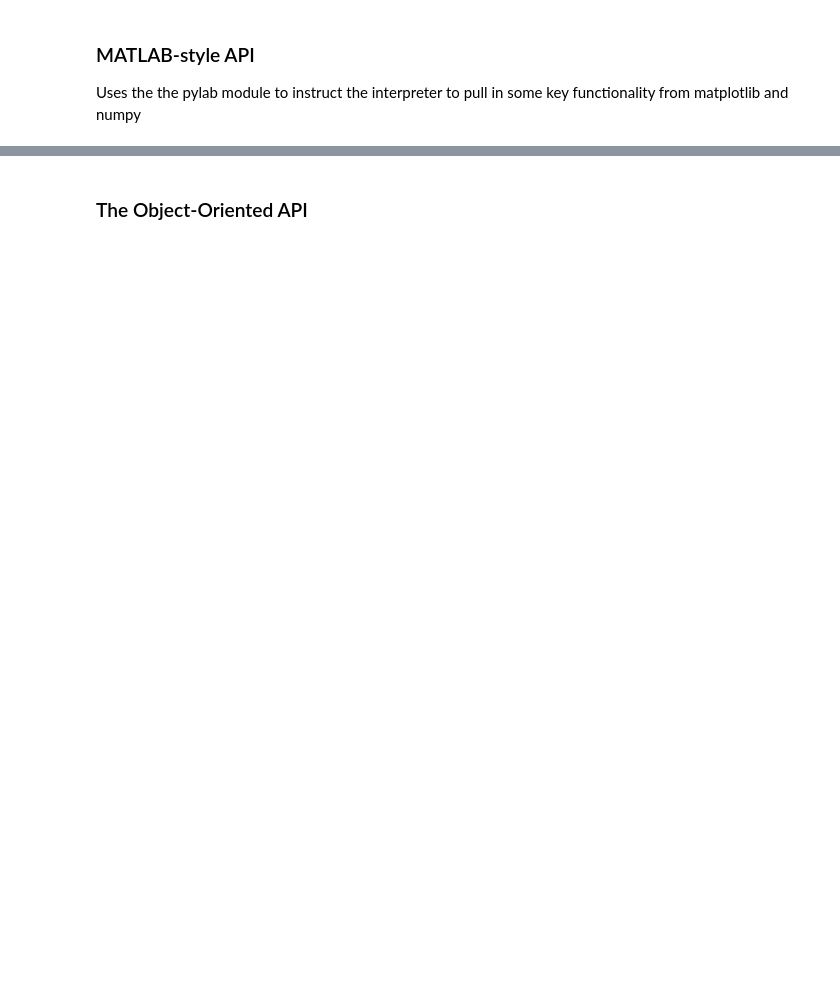
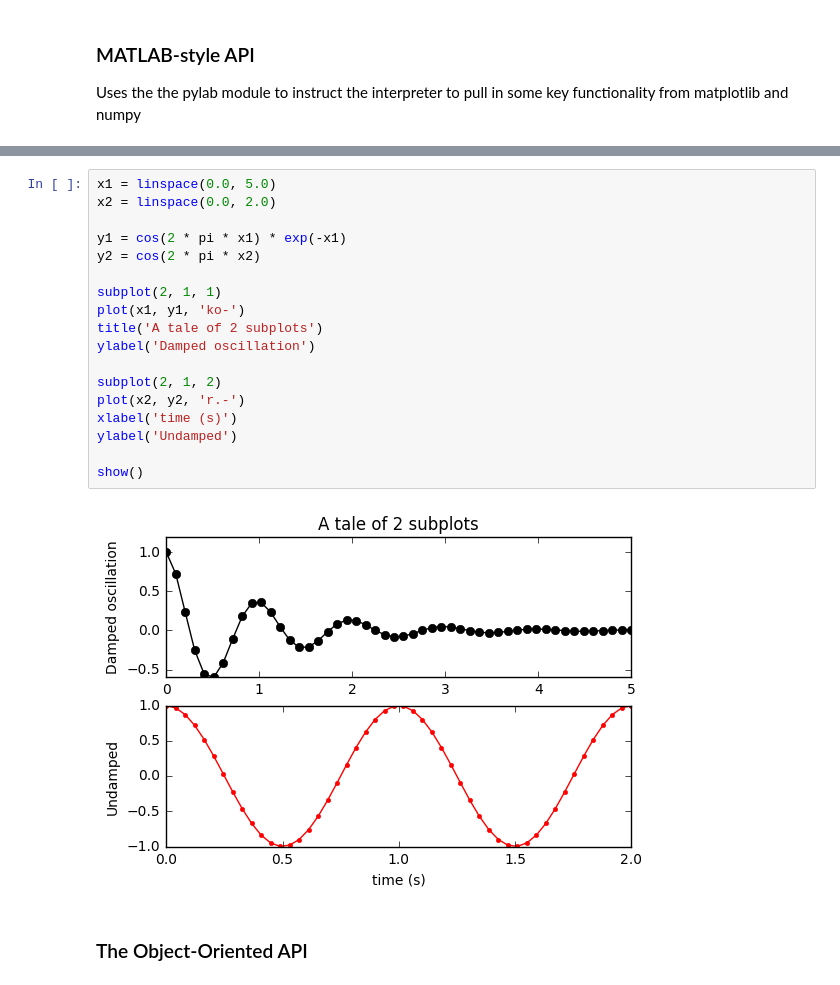
Before and after one commit to edmondb/gsfcbootcamp, a Jupyter notebook: lectures/day_1/Data_Visualization/Data_Visualization.ipynb, the cells around one changed output, grey strips where cells are left out. Cells and saved outputs as stored; diff of their text form; blank space fills up the shorter version.

```diff
--- a/lectures/day_1/Data_Visualization/Data_Visualization.ipynb
+++ b/lectures/day_1/Data_Visualization/Data_Visualization.ipynb
@@ -59,2 +33,22 @@ plt.show()
+# %%
+x1 = linspace(0.0, 5.0)
+x2 = linspace(0.0, 2.0)
+
+y1 = cos(2 * pi * x1) * exp(-x1)
+y2 = cos(2 * pi * x2)
+
+subplot(2, 1, 1)
+plot(x1, y1, 'ko-')
+title('A tale of 2 subplots')
+ylabel('Damped oscillation')
+
+subplot(2, 1, 2)
+plot(x2, y2, 'r.-')
+xlabel('time (s)')
+ylabel('Undamped')
+
+show()
+# %% [output]
+[figure, added]
 # %% [markdown]
 ### The Object-Oriented API
```
Also changed, not shown: parts of 60 cells of this notebook, 1 other file.
